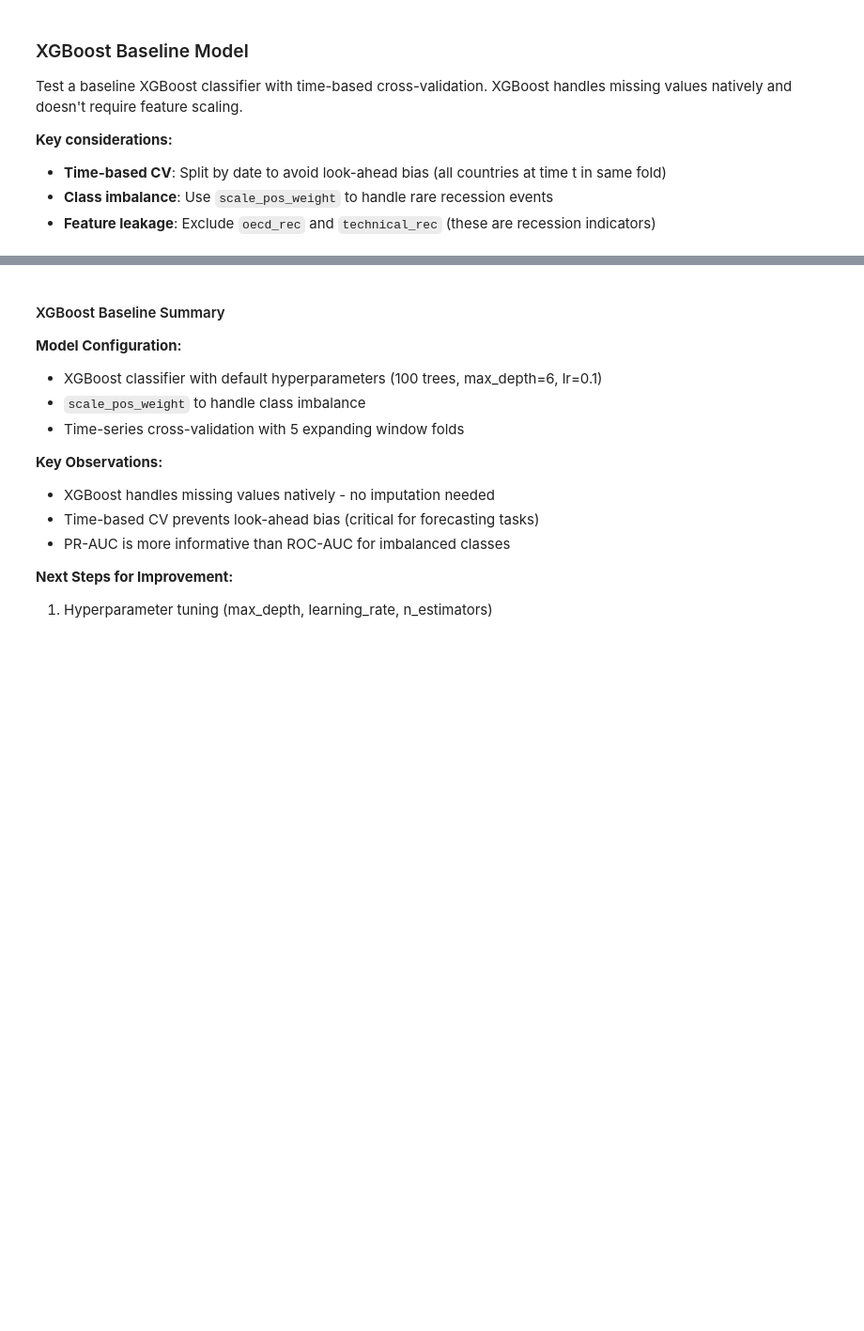
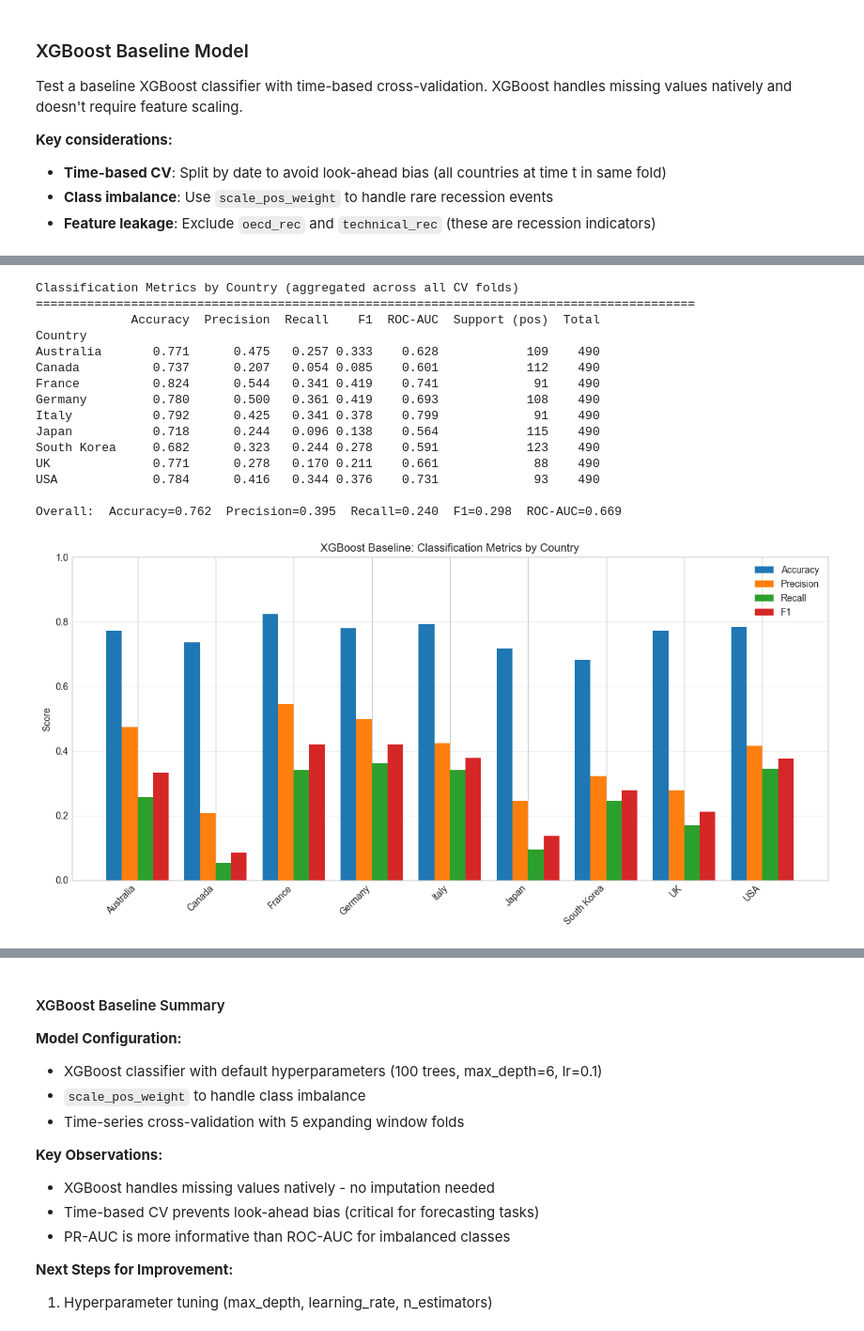
Before and after one commit to tn-shi/MADS-Milestone-II, a Jupyter notebook: Milestone_II_Baseline.ipynb, the cells around one changed output, grey strips where cells are left out. Shown at 94% size. Drawn from its saved outputs; the diff is of its cells as text; code cells hidden in the pictures; blank space fills up the shorter version.

```diff
--- a/Milestone_II_Baseline.ipynb
+++ b/Milestone_II_Baseline.ipynb
@@ -83,18 +94,6 @@ X_clean = df_flat_clean[feature_cols].copy()
 y_clean = df_flat_clean['pre_recession']
 X_clean = X_clean.replace([np.inf, -np.inf], np.nan)
 
-scale_pos_weight_clean = (y_clean == 0).sum() / (y_clean == 1).sum()
-
-model_clean = xgb.XGBClassifier(
-    n_estimators=100,
-    max_depth=6,
-    learning_rate=0.1,
-    scale_pos_weight=scale_pos_weight_clean,
-    random_state=42,
-    n_jobs=-1,
-    verbosity=0
-)
-
 tscv = TimeSeriesSplit(n_splits=5)
 cv_results_clean = []
 
@@ -105,6 +104,17 @@ for fold, (train_idx, test_idx) in enumerate(tscv.split(X_clean)):
     train_dates = df_flat_clean.iloc[train_idx]['date']
     test_dates = df_flat_clean.iloc[test_idx]['date']
 
+    spw = (y_train == 0).sum() / (y_train == 1).sum()
+
+    model_clean = xgb.XGBClassifier(
+        n_estimators=100,
+        max_depth=6,
+        learning_rate=0.1,
+        scale_pos_weight=spw,
+        random_state=42,
+        n_jobs=-1,
+        verbosity=0
+    )
     model_clean.fit(X_train, y_train)
     y_proba = model_clean.predict_proba(X_test)[:, 1]
 
@@ -118,5 +128,5 @@ for fold, (train_idx, test_idx) in enumerate(tscv.split(X_clean)):
 
 results_clean_df = pd.DataFrame(cv_results_clean)
 print(f"\nSummary (excluding 2019+):")
-print(f"  Mean ROC-AUC: {results_clean_df['roc_auc'].mean():.3f} \u00b1 {results_clean_df['roc_auc'].std():.3f}")
-print(f"  Mean PR-AUC:  {results_clean_df['pr_auc'].mean():.3f} \u00b1 {results_clean_df['pr_auc'].std():.3f}")
+print(f"  Mean ROC-AUC: {results_clean_df['roc_auc'].mean():.3f} ± {results_clean_df['roc_auc'].std():.3f}")
+print(f"  Mean PR-AUC:  {results_clean_df['pr_auc'].mean():.3f} ± {results_clean_df['pr_auc'].std():.3f}")
@@ -132,6 +160,17 @@ for fold, (train_idx, test_idx) in enumerate(tscv.split(X_clean)):
     y_train, y_test = y_clean.iloc[train_idx], y_clean.iloc[test_idx]
     countries_test = df_flat_clean.iloc[test_idx]['country'].values
 
+    spw = (y_train == 0).sum() / (y_train == 1).sum()
+
+    model_clean = xgb.XGBClassifier(
+        n_estimators=100,
+        max_depth=6,
+        learning_rate=0.1,
+        scale_pos_weight=spw,
+        random_state=42,
+        n_jobs=-1,
+        verbosity=0
+    )
     model_clean.fit(X_train, y_train)
     y_pred = model_clean.predict(X_test)
     y_proba = model_clean.predict_proba(X_test)[:, 1]
@@ -171,33 +210,50 @@ metrics_df = pd.DataFrame(country_metrics).set_index('Country')
 
 print("Classification Metrics by Country (aggregated across all CV folds)")
 print("=" * 90)
 print(metrics_df.to_string(float_format='{:.3f}'.format))
 
 # Overall metrics for comparison
 print(f"\nOverall:  Accuracy={accuracy_score(pred_df['y_true'], pred_df['y_pred']):.3f}  "
       f"Precision={precision_score(pred_df['y_true'], pred_df['y_pred'], zero_division=0):.3f}  "
       f"Recall={recall_score(pred_df['y_true'], pred_df['y_pred'], zero_division=0):.3f}  "
       f"F1={f1_score(pred_df['y_true'], pred_df['y_pred'], zero_division=0):.3f}  "
       f"ROC-AUC={roc_auc_score(pred_df['y_true'], pred_df['y_proba']):.3f}")
 
 # Grouped bar chart
 fig, ax = plt.subplots(figsize=(12, 6))
 plot_metrics = ['Accuracy', 'Precision', 'Recall', 'F1']
 x = np.arange(len(metrics_df))
 width = 0.2
 
 for i, metric in enumerate(plot_metrics):
     ax.bar(x + i * width, metrics_df[metric], width, label=metric)
 
 ax.set_xticks(x + width * 1.5)
 ax.set_xticklabels(metrics_df.index, rotation=45, ha='right')
 ax.set_ylabel('Score')
 ax.set_title('XGBoost Baseline: Classification Metrics by Country')
 ax.set_ylim(0, 1)
 ax.legend()
 ax.grid(axis='y', alpha=0.3)
 plt.tight_layout()
 plt.show()
+# %% [output]
+Classification Metrics by Country (aggregated across all CV folds)
+==========================================================================================
+             Accuracy  Precision  Recall    F1  ROC-AUC  Support (pos)  Total
+Country
+Australia       0.771      0.475   0.257 0.333    0.628            109    490
+Canada          0.737      0.207   0.054 0.085    0.601            112    490
+France          0.824      0.544   0.341 0.419    0.741             91    490
+Germany         0.780      0.500   0.361 0.419    0.693            108    490
+Italy           0.792      0.425   0.341 0.378    0.799             91    490
+Japan           0.718      0.244   0.096 0.138    0.564            115    490
+South Korea     0.682      0.323   0.244 0.278    0.591            123    490
+UK              0.771      0.278   0.170 0.211    0.661             88    490
+USA             0.784      0.416   0.344 0.376    0.731             93    490
+
+Overall:  Accuracy=0.762  Precision=0.395  Recall=0.240  F1=0.298  ROC-AUC=0.669
+[figure, added]
 # %%
 # Feature importance from the last fold model
 importances = pd.DataFrame({
```
Also changed, not shown: parts of 4 cells of this notebook, 10 other files.
